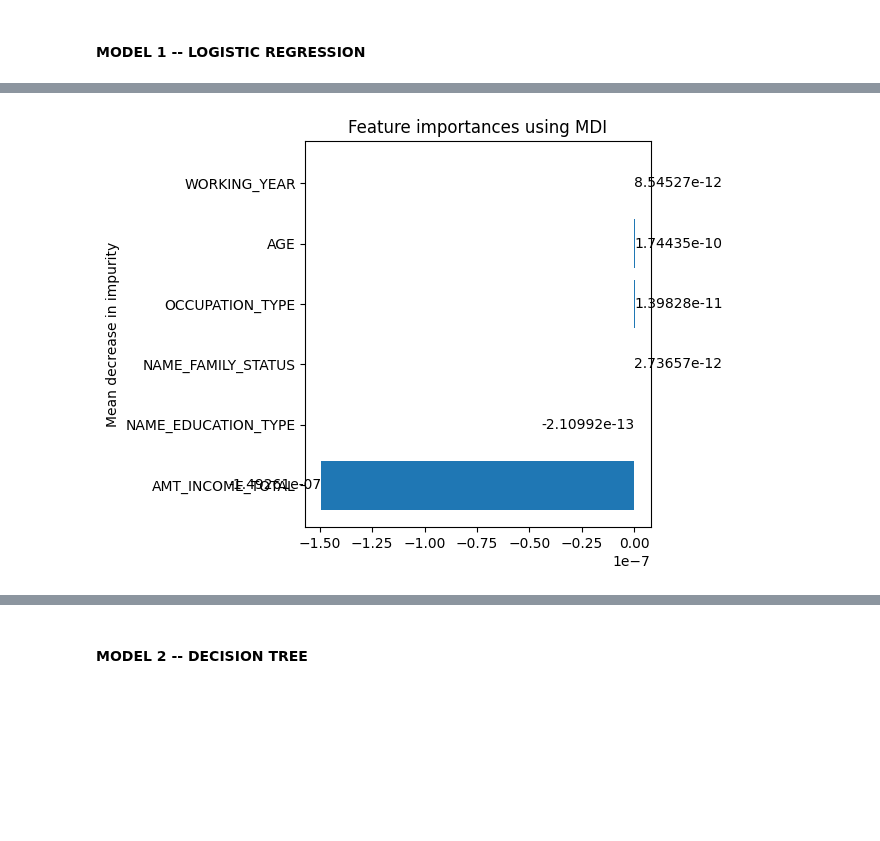
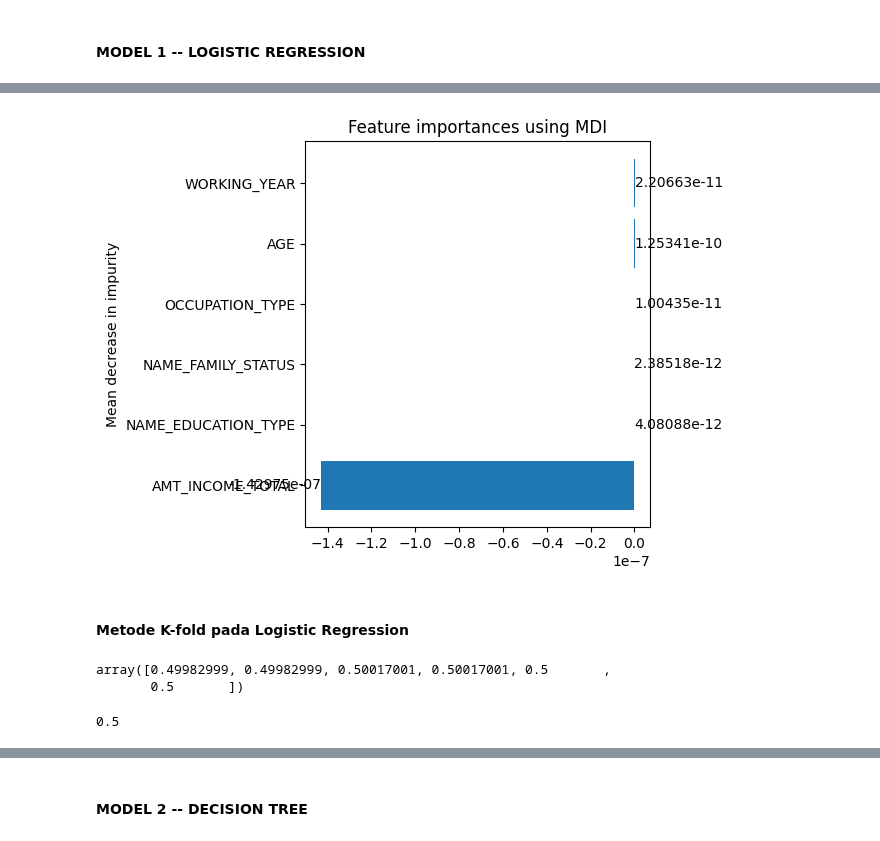
Before and after one commit to fransrexy/streamlit-predict_approval, a Jupyter notebook: sharing.ipynb, the cells around one changed output, grey strips where cells are left out. Cells and saved outputs as stored; diff of their text form; code cells hidden in the pictures; blank space fills up the shorter version.

```diff
--- a/sharing.ipynb
+++ b/sharing.ipynb
@@ -162,0 +99,3 @@ ar.head(15)
+# %%
+pivot_tb['STATUS'] = np.where(((pivot_tb['GOOD'] < pivot_tb['BAD']) | (pivot_tb[0] == 0)
+                               | (pivot_tb[-1] == 0) | (pivot_tb[-2] == 0)), 0, 1)
@@ -288,5 +129,7 @@ datacredit.sort_values("STATUS")
 # %%
 datacredit.drop(datacredit.iloc[:, -64:-1], inplace=True, axis=1)
 # %%
-datacredit = datacredit.drop(['ID', 'FLAG_MOBIL', 'FLAG_EMAIL', 'CODE_GENDER', 'CNT_CHILDREN', 'NAME_HOUSING_TYPE', 'FLAG_WORK_PHONE', 'CNT_FAM_MEMBERS',
-                              'FLAG_OWN_CAR', 'FLAG_OWN_REALTY', 'FLAG_PHONE', 'NAME_INCOME_TYPE'], axis=1)
+# datacredit = datacredit.drop(['ID', 'FLAG_MOBIL'], axis=1)
+datacredit = datacredit.drop(['ID', 'FLAG_MOBIL', 'FLAG_EMAIL', 'CODE_GENDER', 'CNT_CHILDREN',
+                              'NAME_HOUSING_TYPE', 'FLAG_WORK_PHONE', 'CNT_FAM_MEMBERS','FLAG_OWN_CAR',
+                              'FLAG_OWN_REALTY', 'FLAG_PHONE', 'NAME_INCOME_TYPE'], axis=1)
@@ -293,3 +138,5 @@ datacredit = datacredit.drop(['ID', 'FLAG_MOBIL', 'FLAG_EMAIL', 'CODE_GENDER', '
+# %%
+datacredit = datacredit.drop_duplicates()
 # %%
 datacredit.groupby('STATUS').size()
 # %% [output]
@@ -505,5 +204,0 @@ weighted avg       0.53      0.52      0.51     14294
-# %%
-# model1 = LogisticRegression()
-model1.fit(X_train_under, y_train_under)
-y_predict_under = model1.predict(X_test_under)
-print('Accuracy Score is' ,accuracy_score(y_test_under,y_predict_under))
@@ -523,14 +213,24 @@ weighted avg       0.26      0.51      0.34       290
 # %%
-feature_names = X_train.columns
+feature_names = X_res.columns
 importances = model1.coef_[0]
-# std = np.std([tree.feature_importances_ for tree in model1.estimators_], axis=0)
 forest_importances = pd.Series(importances, index=feature_names)
 
 fig, ax = plt.subplots()
 bars = ax.barh(feature_names, forest_importances)
 ax.bar_label(bars)
 ax.set_title("Feature importances using MDI")
 ax.set_ylabel("Mean decrease in impurity")
 fig.tight_layout()
 # %% [output]
-[figure, old version]
+[figure, new version]
+# %% [markdown]
+#### Metode K-fold pada Logistic Regression
+# %%
+cross_val_score (model1, X_res, y_res, cv=6)
+# %% [output]
+array([0.49982999, 0.49982999, 0.50017001, 0.50017001, 0.5       ,
+       0.5       ])
+# %%
+cross_val_score (model1, X_res, y_res, cv=6).mean()
+# %% [output]
+0.5
```
Also changed, not shown: parts of 94 cells of this notebook.
